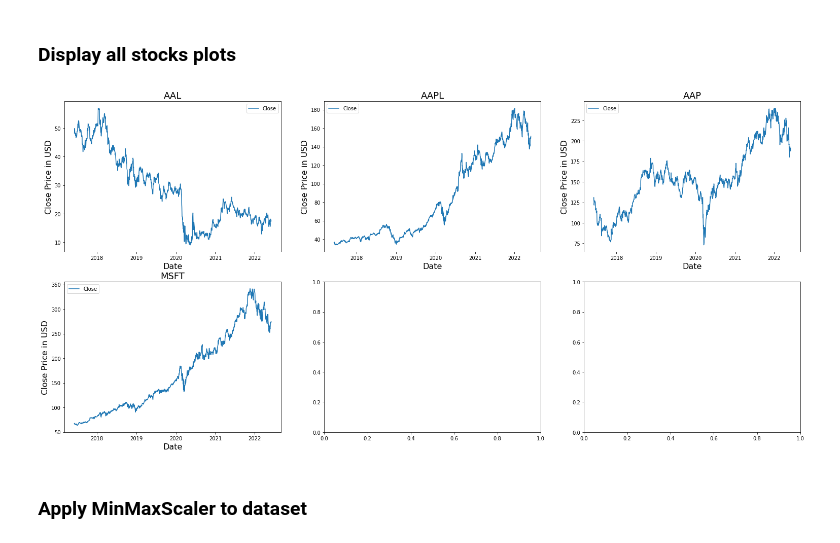
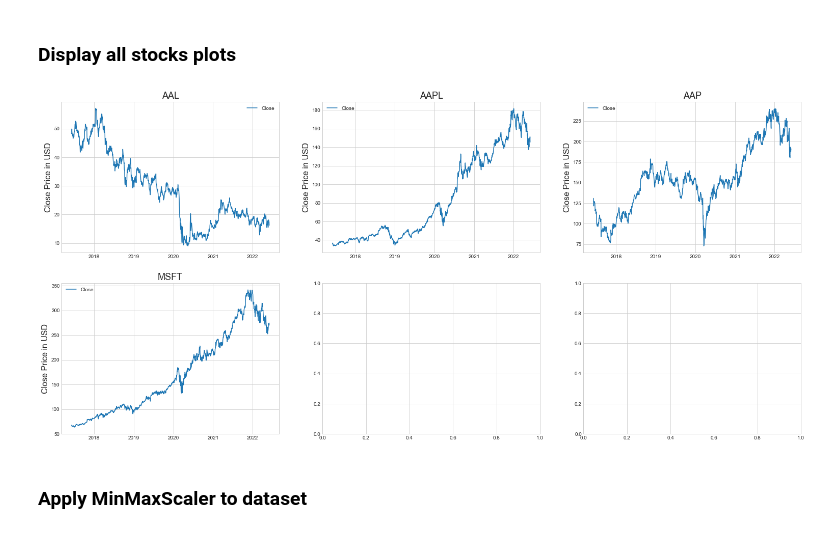
Before and after one commit to Marc9821/Simple-Stock-Price-Prediction-Model, a Jupyter notebook: main-app.ipynb, the cells around one changed output. Saved outputs shown, nothing was run; the diff lists cells and outputs as text; code cells hidden in the pictures.

```diff
--- a/main-app.ipynb
+++ b/main-app.ipynb
@@ -5,11 +5,16 @@ Created by Marc Zeugin
 # %% [markdown]
 ### Import modules
 # %%
-from sklearn.metrics import mean_squared_error, mean_absolute_error
+from sklearn.metrics import mean_squared_error, mean_absolute_error, r2_score
 from tensorflow.keras.layers import LSTM, Dense, Dropout
+from sklearn.model_selection import train_test_split
+from sklearn.ensemble import RandomForestRegressor
+from sklearn.neighbors import KNeighborsRegressor
+from sklearn.linear_model import LinearRegression
 from tensorflow.keras.models import Sequential
 from sklearn.preprocessing import MinMaxScaler
 import matplotlib.pyplot as plt
+plt.style.use('seaborn-whitegrid')
 import yfinance as yf
 import pandas as pd
 import numpy as np
@@ -73,28 +82,26 @@ None
 # %%
 rows = int(math.ceil(len(tickers)/3))
 cols = 3
 
 fig, ax = plt.subplots(rows, cols, figsize=(26, 6*rows))
 
 if rows == 1:
     for col in range(cols):
         ax[col].set_title(tickers[col], fontsize=18)
         ax[col].plot(ticker_hist_list[col]['Close'], label='Close')
         ax[col].legend(loc='best')
-        ax[col].set_xlabel('Date', fontsize=16)
         ax[col].set_ylabel('Close Price in USD', fontsize=16)
 else:
     for row in range(rows):
         for col in range(cols):
             if col + 3*row < len(tickers):
                 ax[row, col].set_title(tickers[col + 3*row], fontsize=18)
                 ax[row, col].plot(ticker_hist_list[col + 3*row]['Close'], label='Close')
                 ax[row, col].legend(loc='best')
-                ax[row, col].set_xlabel('Date', fontsize=16)
                 ax[row, col].set_ylabel('Close Price in USD', fontsize=16)
 plt.show()
 # %% [output]
-[figure, old version]
+[figure, new version]
 # %% [markdown]
 ### Apply MinMaxScaler to dataset
 # %%
```
Also changed, not shown: parts of 16 cells of this notebook.
